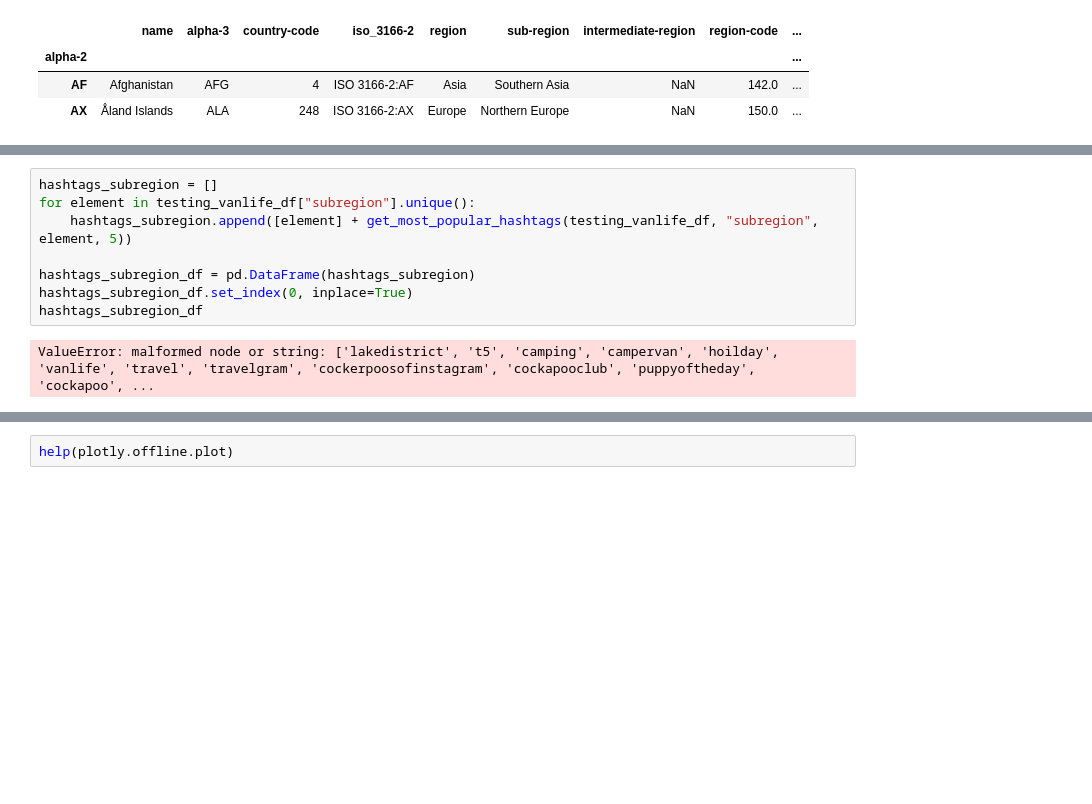
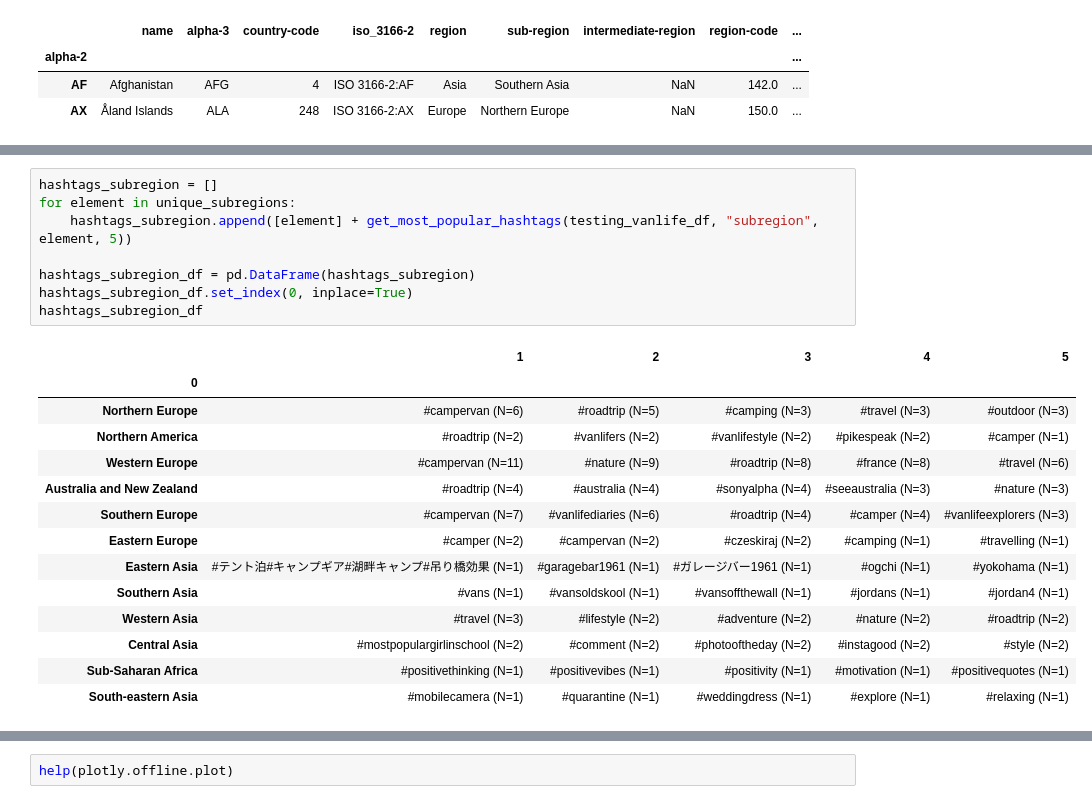
Before and after one commit to kasev/instagram_webscraping, a Jupyter notebook: scripts/instagram_analysis.ipynb, the cells around one changed output, grey strips where cells are left out. Drawn from its saved outputs; the diff is of its cells as text; blank space fills up the shorter version.

```diff
--- a/scripts/instagram_analysis.ipynb
+++ b/scripts/instagram_analysis.ipynb
@@ -120,11 +139,24 @@ array([None, 'Northern Europe', 'Northern America', '', 'Western Europe',
 # %%
 hashtags_subregion = []
-for element in testing_vanlife_df["subregion"].unique():
+for element in unique_subregions:
     hashtags_subregion.append([element] + get_most_popular_hashtags(testing_vanlife_df, "subregion", element, 5))
 
 hashtags_subregion_df = pd.DataFrame(hashtags_subregion)
 hashtags_subregion_df.set_index(0, inplace=True)
 hashtags_subregion_df
 # %% [output]
-ValueError: malformed node or string: ['lakedistrict', 't5', 'camping', 'campervan', 'hoilday', 'vanlife', 'travel', 'travelgram', 'cockerpoosofinstagram', 'cockapooclub', 'puppyoftheday', 'cockapoo', ...
+|  | 1 | 2 | 3 | 4 | 5 |
+| 0 |  |  |  |  |  |
+| Northern Europe | #campervan (N=6) | #roadtrip (N=5) | #camping (N=3) | #travel (N=3) | #outdoor (N=3) |
+| Northern America | #roadtrip (N=2) | #vanlifers (N=2) | #vanlifestyle (N=2) | #pikespeak (N=2) | #camper (N=1) |
+| Western Europe | #campervan (N=11) | #nature (N=9) | #roadtrip (N=8) | #france (N=8) | #travel (N=6) |
+| Australia and New Zealand | #roadtrip (N=4) | #australia (N=4) | #sonyalpha (N=4) | #seeaustralia (N=3) | #nature (N=3) |
+| Southern Europe | #campervan (N=7) | #vanlifediaries (N=6) | #roadtrip (N=4) | #camper (N=4) | #vanlifeexplorers (N=3) |
+| Eastern Europe | #camper (N=2) | #campervan (N=2) | #czeskiraj (N=2) | #camping (N=1) | #travelling (N=1) |
+| Eastern Asia | #テント泊#キャンプギア#湖畔キャンプ#吊り橋効果 (N=1) | #garagebar1961 (N=1) | #ガレージバー1961 (N=1) | #ogchi (N=1) | #yokohama (N=1) |
+| Southern Asia | #vans (N=1) | #vansoldskool (N=1) | #vansoffthewall (N=1) | #jordans (N=1) | #jordan4 (N=1) |
+| Western Asia | #travel (N=3) | #lifestyle (N=2) | #adventure (N=2) | #nature (N=2) | #roadtrip (N=2) |
+| Central Asia | #mostpopulargirlinschool (N=2) | #comment (N=2) | #photooftheday (N=2) | #instagood (N=2) | #style (N=2) |
+| Sub-Saharan Africa | #positivethinking (N=1) | #positivevibes (N=1) | #positivity (N=1) | #motivation (N=1) | #positivequotes (N=1) |
+| South-eastern Asia | #mobilecamera (N=1) | #quarantine (N=1) | #weddingdress (N=1) | #explore (N=1) | #relaxing (N=1) |
 # %%
```
Also changed, not shown: parts of 27 cells of this notebook, 1 other file.
